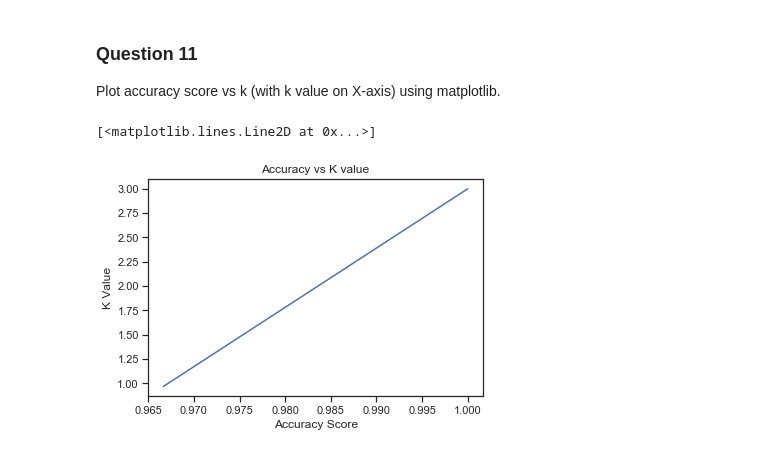
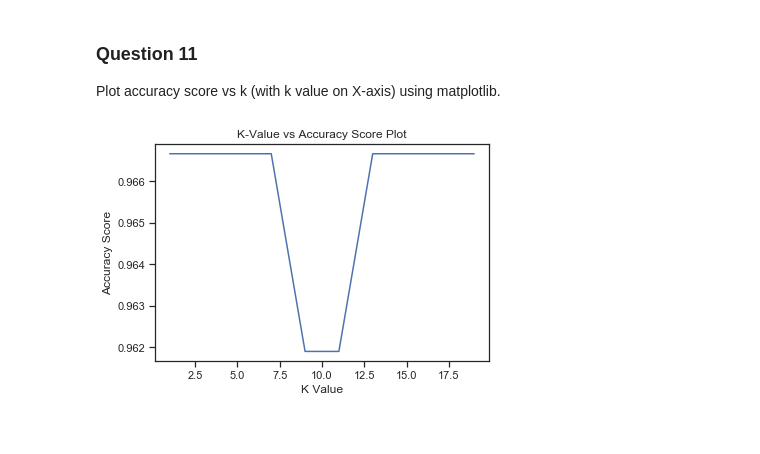
Before and after one commit to GreatLearningAIML1/bangalore-aug19-batch-MahanteshAmbali, a Jupyter notebook: R2_Internal_Lab_Questions.ipynb, the cells around one changed output. Drawn from its saved outputs; the diff is of its cells as text; code cells hidden in the pictures.

```diff
--- a/R2_Internal_Lab_Questions.ipynb
+++ b/R2_Internal_Lab_Questions.ipynb
@@ -348,7 +362,7 @@ from sklearn.metrics import accuracy_score
 array_score = []
 
 # Loop over different values of k
-for k in [1, 3, 5, 9, 11, 13, 15, 17, 19]:
+for k in [1, 3, 5, 7, 9, 11, 13, 15, 17, 19]:
     model = KNeighborsClassifier(n_neighbors= k)
     model.fit(X_train_scalar, y_train)
     y_pred = model.predict(X_test_scalar)
@@ -367,13 +381,12 @@ Plot accuracy score vs k (with k value on X-axis) using matplotlib.
 # %%
 import matplotlib.pyplot as plt
 
-plt.xlabel('Accuracy Score')
-plt.ylabel('K Value')
-plt.title('Accuracy vs K value')
+score, k = zip(*array_score)
 
-acc_score = array_score[0]
-k_val = array_score[1]
-plt.plot(acc_score, k_val)
+plt.xlabel('K Value')
+plt.ylabel('Accuracy Score')
+plt.title('K-Value vs Accuracy Score Plot')
+plt.plot(k, score)
+plt.show()
 # %% [output]
-[<matplotlib.lines.Line2D at 0x...>]
-[figure, old version]
+[figure, new version]
```
Also changed, not shown: parts of 3 cells of this notebook.
